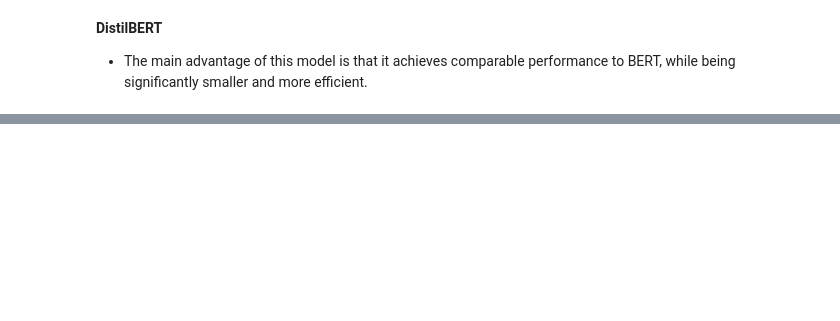
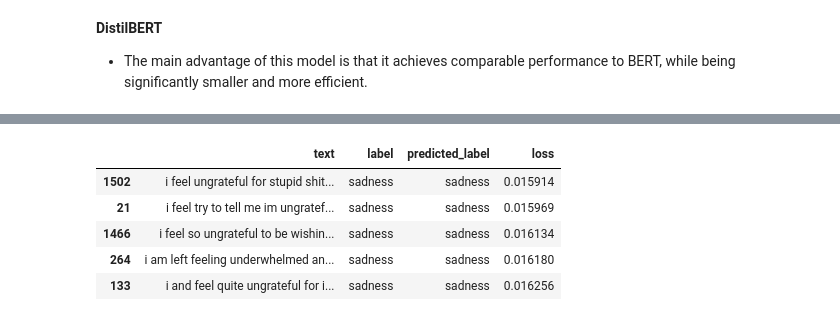
Before and after one commit to ThinamXx/Transformers_NLP, a Jupyter notebook: 02. NLP with Transformers/02. Text Classification/Text Classification.ipynb, the cells around one changed output, grey strips where cells are left out. Drawn from its saved outputs; the diff is of its cells as text; code cells hidden in the pictures; blank space fills up the shorter version.

```diff
--- a/02. NLP with Transformers/02. Text Classification/Text Classification.ipynb
+++ b/02. NLP with Transformers/02. Text Classification/Text Classification.ipynb
@@ -351,0 +481,10 @@ plt.show()
+# %%
+#@ INSPECTION:
+df_test.sort_values("loss", ascending=True).head()                             # Inspection.
+# %% [output]
+|  | text | label | predicted_label | loss |
+| 1502 | i feel ungrateful for stupid shit... | sadness | sadness | 0.015914 |
+| 21 | i feel try to tell me im ungratef... | sadness | sadness | 0.015969 |
+| 1466 | i feel so ungrateful to be wishin... | sadness | sadness | 0.016134 |
+| 264 | i am left feeling underwhelmed an... | sadness | sadness | 0.016180 |
+| 133 | i and feel quite ungrateful for i... | sadness | sadness | 0.016256 |
```
Also changed, not shown: parts of 21 cells of this notebook.
